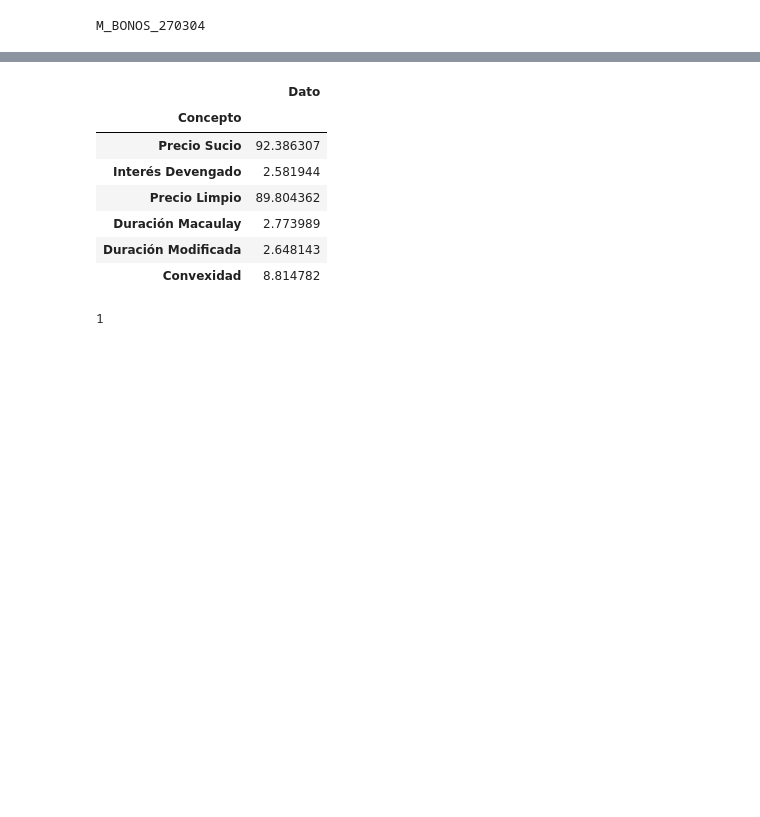
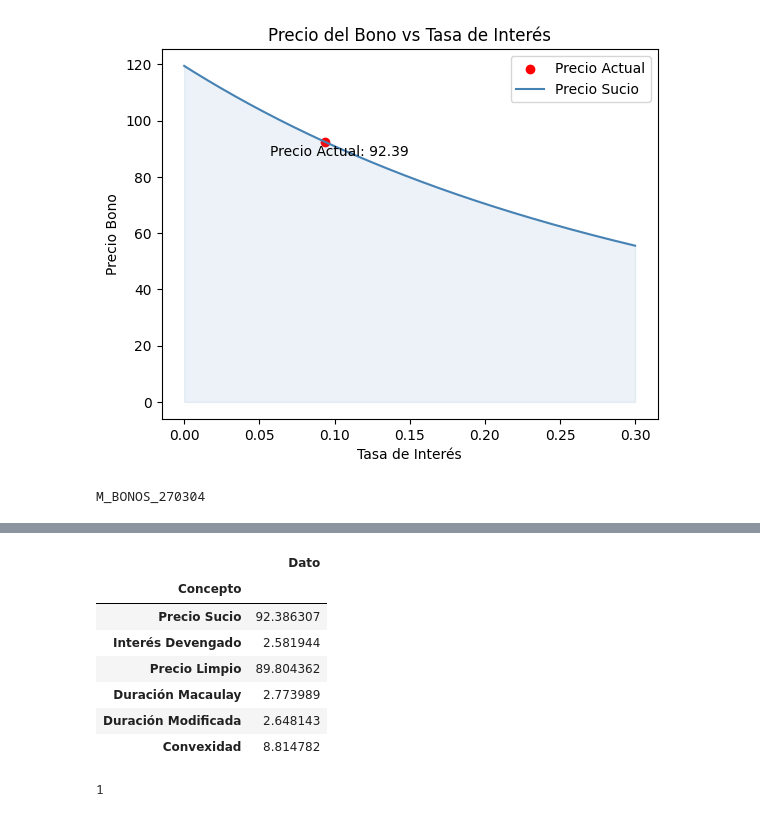
Before and after one commit to modfinpython/modelacion-financiera-python, a Jupyter notebook: contenido/bonos/bono.ipynb, the cells around one changed output, grey strips where cells are left out. Saved outputs shown, nothing was run; the diff lists cells and outputs as text; code cells hidden in the pictures; blank space fills up the shorter version.

Commit message:
Se agregó el nuevo método obtener_grafico_precio_ytm

```diff
--- a/contenido/bonos/bono.ipynb
+++ b/contenido/bonos/bono.ipynb
@@ -3,6 +3,7 @@
 from abc import abstractmethod
 import numpy as np
 import pandas as pd
+import matplotlib.pyplot as plt
 
 
 class Bono:
@@ -137,6 +138,42 @@ class Bono:
 
         return medidas
 
+    def obtener_grafico_precio_ytm(self, max, min, escenarios):
+        tasa_interes_potencial = np.linspace(min, max, escenarios)
+        precio_sucio = np.zeros(escenarios)
+        precio = np.zeros(escenarios)
+        precio_base = self.calcular_precio_sucio()
+
+        for idx, i in enumerate(tasa_interes_potencial):
+            precio_sucio[idx] = self.calcular_precio_sucio(tasa_rendimiento=i)
+
+        plt.scatter(
+            [self.tasa_rendimiento], [precio_base], color="red", label="Precio Actual"
+        )  # Punto para el precio actual
+        plt.plot(
+            tasa_interes_potencial,
+            precio_sucio,
+            color="steelblue",
+            label="Precio Sucio",
+        )
+        plt.fill_between(
+            tasa_interes_potencial, precio_sucio, color="steelblue", alpha=0.10
+        )  # Área azul semitransparente
+        plt.annotate(
+            f"Precio Actual: {precio_base:.2f}",
+            (self.tasa_rendimiento, precio_base),
+            textcoords="offset points",
+            xytext=(10, -10),
+            ha="center",
+        )
+
+        plt.xlabel("Tasa de Interés")
+        plt.ylabel("Precio Bono")
+        plt.title("Precio del Bono vs Tasa de Interés")
+
+        plt.legend()
+        plt.show()
+
     def calcular_precio_sucio(self, tasa_rendimiento=None):
         if tasa_rendimiento is None:
             tasa_rendimiento = self.tasa_rendimiento
@@ -246,33 +283,37 @@ class CuponVariable(Bono):
             * self.tasa_cupon
             * self.periodo_cupon
             / self.dias_por_año
         )
 
         self.flujos = np.append(
             cupones, [self.valor_nominal + cupones[-1]]
         )  # Añadir el valor nominal al final
 
         return self.flujos
 
 
 cete = CuponCero(10, 0, 0.1550, 0, 28, 28, 360)
 bonovariable = CuponFijo(100, 0.07, 0.08, 0, 182, 1036, 360)
 bono_cfa_1 = CuponFijo(100, 0.08, 0.1040, 0, 360, 10 * 360, 360)
 bono_cfa_2 = CuponFijo(100, 0.06, 0.06, 0, 180, 16 * 180 - 57, 360)
 
 # Reales
 M_BONOS_270304 = CuponFijo(100, 0.055, 0.094, 0, 182, 1105, 360)
 BI_CETES_240321 = CuponCero(10, 0, 0.1115, 0, 27, 27, 360)
 
 medidas = M_BONOS_270304.obtener_medidas()
 calendario = M_BONOS_270304.obtener_calendario_pagos()
 
+# agrege este ejemplo
+M_BONOS_270304.obtener_grafico_precio_ytm(0, 0.30, 500)
+
 print("M_BONOS_270304")
 display(calendario)
 display(medidas)
 # print(M_BONOS_270304.obtener_calendario_pagos())
 # print(bonovariable.obtener_calendario_pagos())
 # %% [output]
+[figure, added]
 M_BONOS_270304
 |  | Días Flujo | Flujo | Valor Presente Bruto | Interés Devengado | Valor Presente Neto |
 | 0 | 13.0 | 2.780556 | 2.771350 | 2.581944 | 0.189405 |
```
